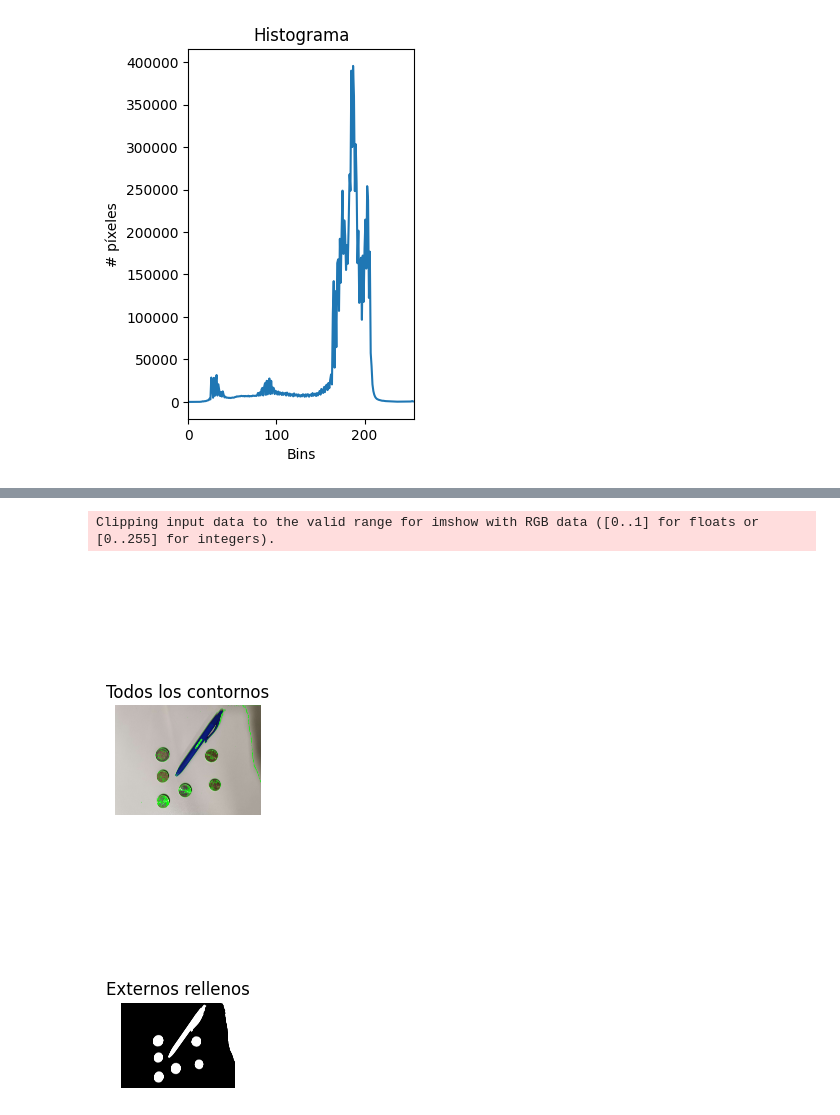
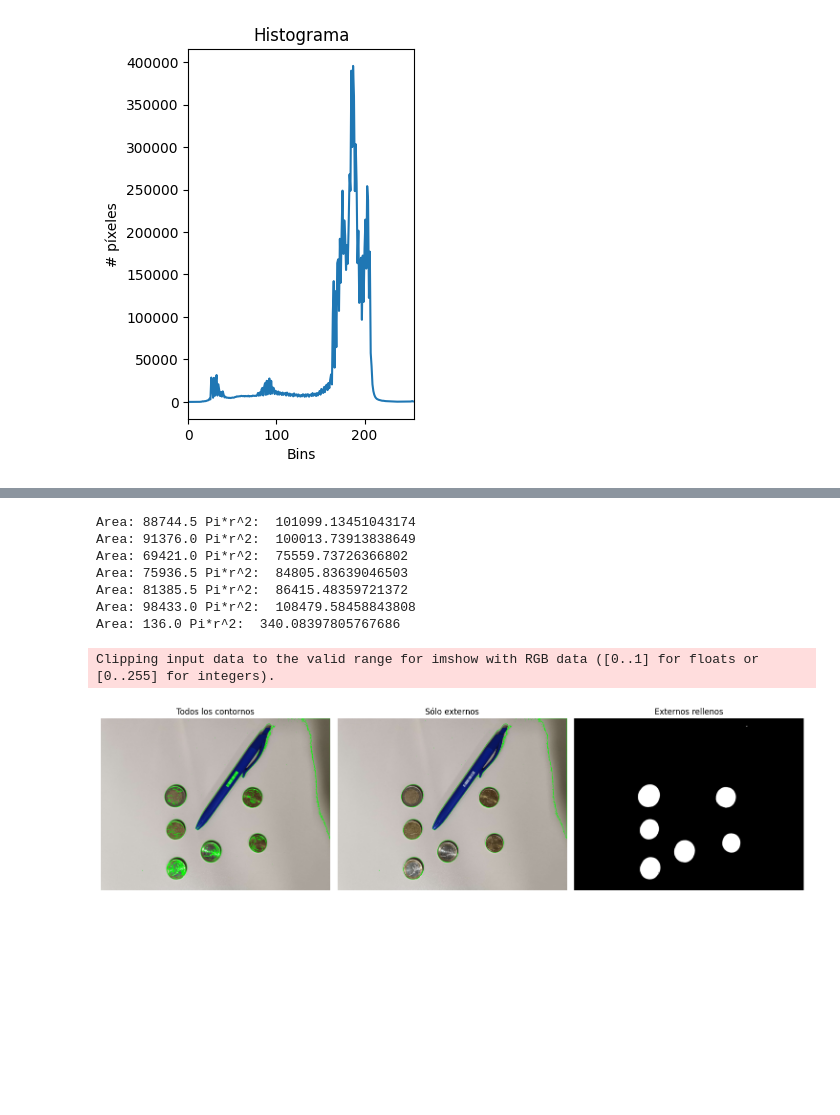
Before and after one commit to Ulpgc-Vision-por-computador/P3-Deteccion-de-formas, a Jupyter notebook: entrega.ipynb, the cells around one changed output, grey strips where cells are left out. Cells and saved outputs as stored; diff of their text form; code cells hidden in the pictures; blank space fills up the shorter version.

```diff
--- a/entrega.ipynb
+++ b/entrega.ipynb
@@ -87,6 +93,8 @@ contornos2, hierarchy2 = cv2.findContours(img_th1,
 img_rgb = cv2.cvtColor(img, cv2.COLOR_BGR2RGB)
 cv2.drawContours(img_rgb, contornos, -1, (0,255,0), 3)
 
+plt.figure(figsize=(15,5))
+
 plt.subplot(131)
 plt.axis("off")
 plt.imshow(img_rgb)
@@ -104,35 +112,49 @@ plt.title('Sólo externos')
 #Dibuja contornos externos rellenos en imagen vacía
 #crea imagen vacíanegra
 img_cont = np.zeros(img_rgb.shape)
 for c in contornos2:
     #Área delcontorno
     area = cv2.contourArea(c)
 
+
     #Dimensión mínima (útil en ocasiones)
-    if area > 10:
+    if area > 50:
         #Perímetro delcontorno
         perimetro = cv2.arcLength(c,True)
         #Contenedor alineado con ejes de la imagen
         x,y,w,h = cv2.boundingRect(c)
         #Mínimo contenedor ajustado para el contorno
         rect = cv2.minAreaRect(c)
         #Mínimo círculo que lo contiene
         (cx,cy),radio = cv2.minEnclosingCircle(c)
+        calculo_area = np.pi * np.square(radio)
+
         #Elipse ajustada al contorno
         if c.shape[0] > 5:
             elipse = cv2.fitEllipse(c)
             #Para determinadas tareas nos interesará mostrar estos valores
             #print(area, perimetro, rect, cx,cy,radio, elipse)
 
         #Dibuja los contornos
-        cv2.drawContours(img_cont, [c], -1, (255,255,255), -1)
+        if abs(area - calculo_area) < 100000:
+            print("Area:", area, "Pi*r^2: ", calculo_area)
+            cv2.drawContours(img_cont, [c], -1, (255,255,255), -1)
 
 plt.subplot(133)
 plt.axis("off")
 plt.imshow(img_cont)
 plt.title('Externos rellenos')
+
+
+plt.tight_layout()
 plt.show()
 # %% [output]
-Clipping input data to the valid range for imshow with RGB data ([0..1] for floats or [0..255] for integers).
+Area: 88744.5 Pi*r^2:  101099.13451043174
+Area: 91376.0 Pi*r^2:  100013.73913838649
+Area: 69421.0 Pi*r^2:  75559.73726366802
+Area: 75936.5 Pi*r^2:  84805.83639046503
+Area: 81385.5 Pi*r^2:  86415.48359721372
+Area: 98433.0 Pi*r^2:  108479.58458843808
+Area: 136.0 Pi*r^2:  340.08397805767686
+Clipping input data to the valid range for imshow with RGB data ([0..1] for floats or [0..255] for integers).
-[figure, old version]
+[figure, new version]
-[figure, removed]
```
Also changed, not shown: parts of 3 cells of this notebook.
